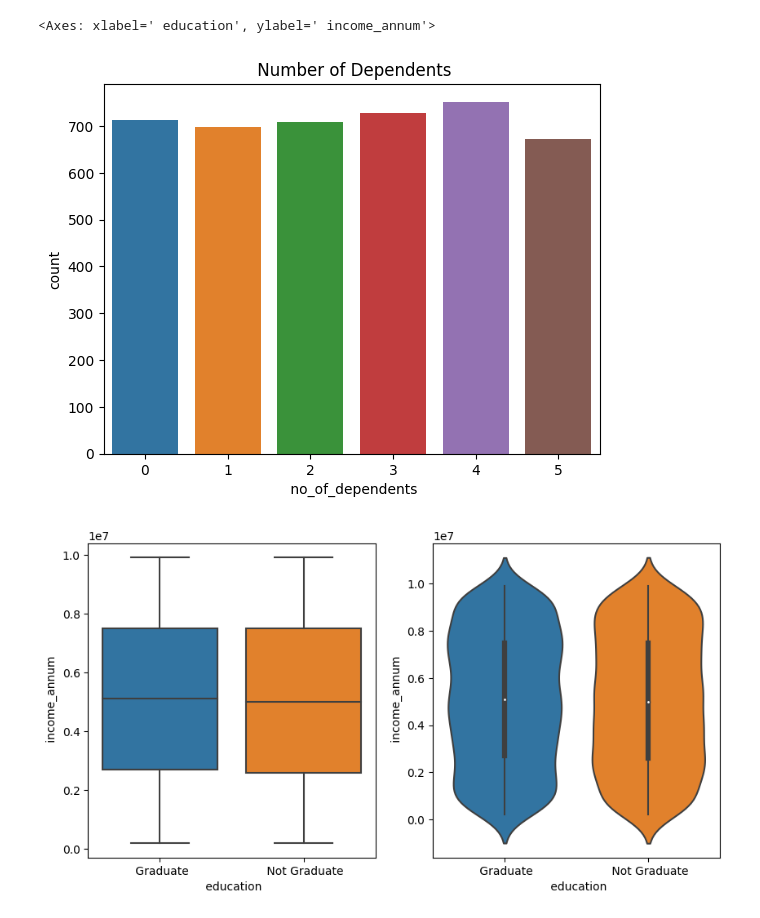
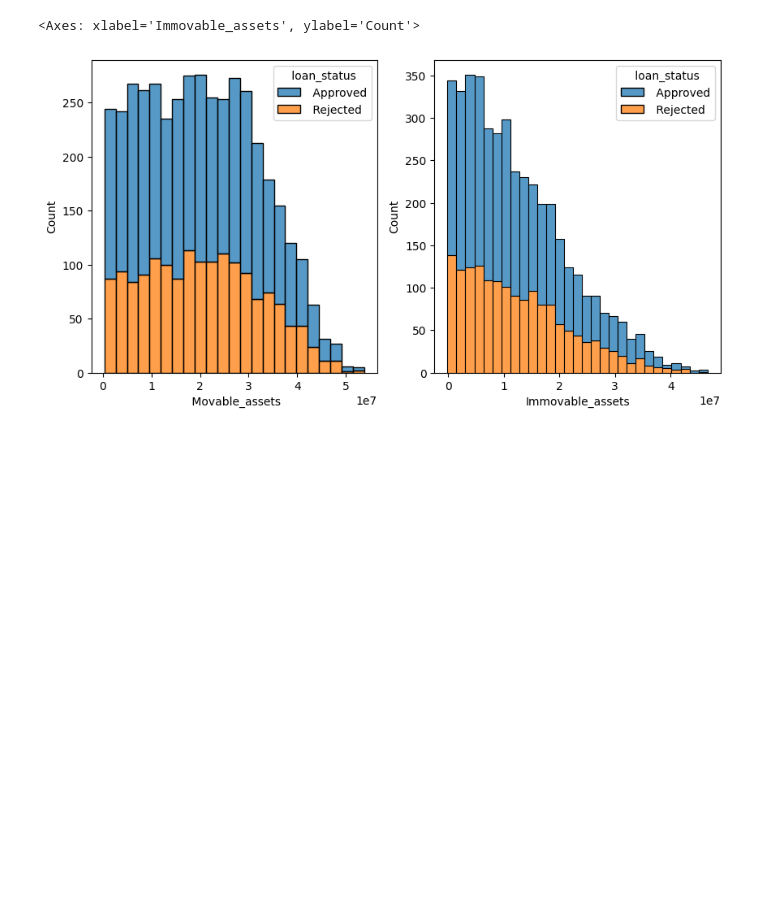
Before and after one commit to sahilvunnam/Loan, a Jupyter notebook: Untitled0.ipynb, the cells around one changed output. Saved outputs shown, nothing was run; the diff lists cells and outputs as text; code cells hidden in the pictures; blank space fills up the shorter version.

```diff
--- a/Untitled0.ipynb
+++ b/Untitled0.ipynb
@@ -3,27 +3,44 @@
 # %%
 import numpy as np
 import matplotlib.pyplot as plt
 import pandas as pd
 import seaborn as sns
 
 df = pd.read_csv('loan_approval_dataset.csv')
 df.head()
 df.shape
 df.drop(columns='loan_id', inplace=True)
 df.isnull().sum()
 df.dtypes
-df['Movable_assets'] = df[' bank_asset_value'] + df[' luxury_assets_value']
+df[' Movable_assets'] = df[' bank_asset_value'] + df[' luxury_assets_value']
 df['Immovable_assets'] = df[' residential_assets_value'] + df[' commercial_assets_value']
 df.drop(columns = [' bank_asset_value', ' luxury_assets_value', ' residential_assets_value', ' commercial_assets_value'], inplace = True)
 df.describe()
 sns.countplot(x = ' no_of_dependents', data = df).set_title(' Number of Dependents')
 fig, ax = plt.subplots(1, 2, figsize= (10, 5))
 sns.boxplot(x = ' education', y = ' income_annum', data = df, ax = ax[0])
 sns.violinplot(x = ' education', y = ' income_annum', data = df, ax = ax[1])
+sns.countplot(x = ' self_employed', data = df, hue = ' education').set_title('Self Employed')
+sns.lineplot(x = ' loan_term', y = ' loan_amount', data = df).set_title('Loan Amount vs. Loan Tenure')
+sns.histplot(df[' cibil_score'], bins = 30, kde = True, color = 'red')
+fig, ax = plt.subplots(1, 2, figsize = (10, 5))
+sns.histplot(df[' Movable_assets'], ax = ax[0], color = 'red')
+sns.histplot(df['Immovable_assets'], ax = ax[1], color = 'blue')
+
+sns.countplot(x = ' no_of_dependents', data = df, hue = ' loan_status')
+sns.countplot(x = ' education', data = df, hue = ' loan_status').set_title('Educations vs. Loan Status')
+
+sns.violinplot(x = ' loan_status', y = ' income_annum', data = df)
+
+sns.lineplot(x = ' loan_term', y = ' loan_amount', data = df, hue = ' loan_status')
+sns.violinplot(x = ' loan_status', y = ' cibil_score', data = df)
+
+fig, ax = plt.subplots(1, 2, figsize = (10, 5))
+sns.histplot(x = ' Movable_assets', data = df, ax = ax[0], hue = ' loan_status', multiple = 'stack')
+sns.histplot(x = 'Immovable_assets', data = df, ax = ax[1], hue = ' loan_status', multiple = 'stack')
 # %% [output]
-<Axes: xlabel=' education', ylabel=' income_annum'>
+<Axes: xlabel='Immovable_assets', ylabel='Count'>
-[figure, old version]
+[figure, new version]
-[figure, removed]
 # %%
 from google.colab import drive
 drive.mount('/content/drive')
```
